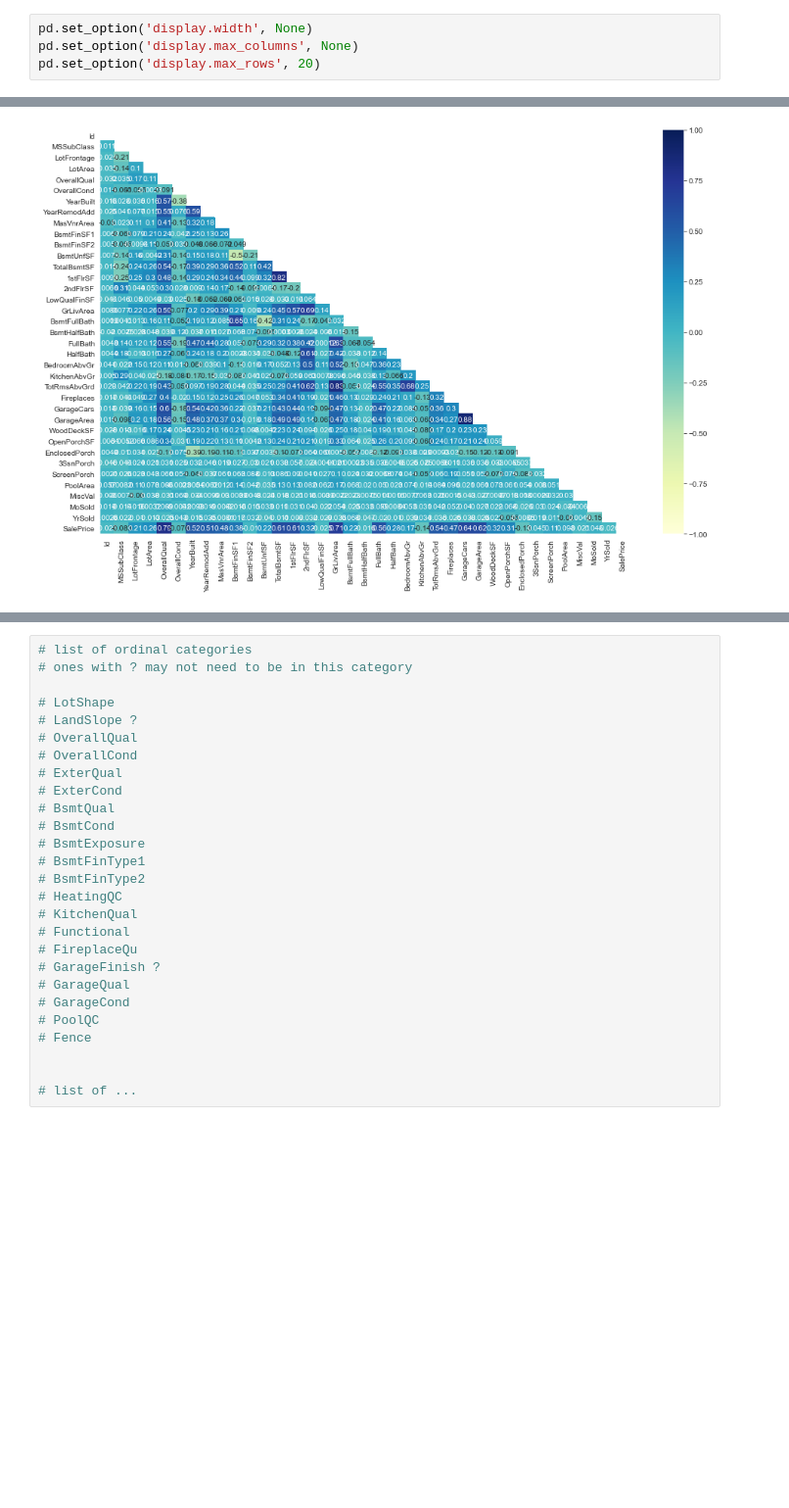
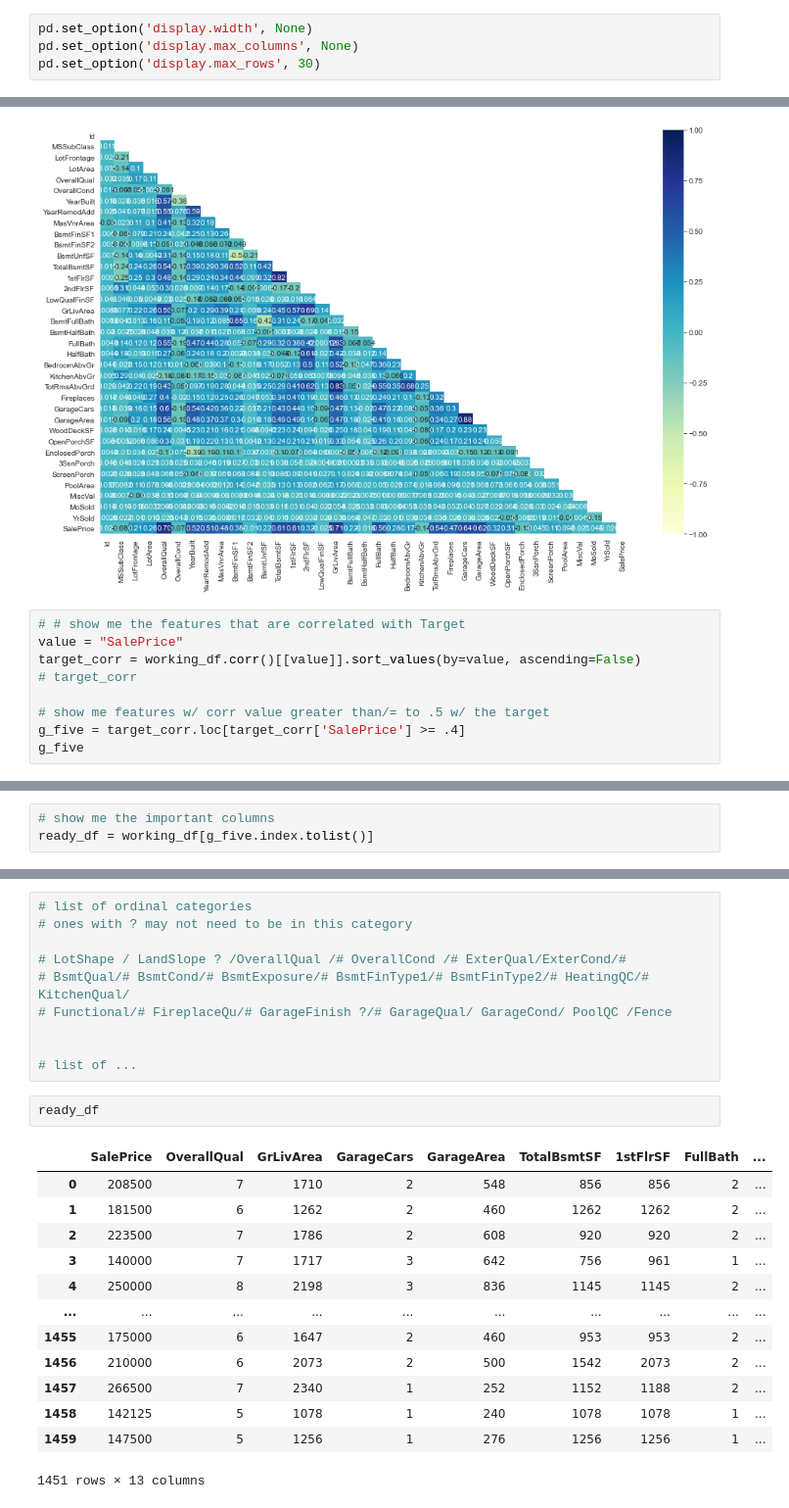
Before and after one commit to EatMoreOranges/Learn-ML-with-Saraah, a Jupyter notebook: Linear Models/house-prices-advanced-regression-techniques/analysis.ipynb, the cells around one changed output, grey strips where cells are left out. Shown: that part at 98% size. Saved outputs shown, nothing was run; the diff lists cells and outputs as text; blank space fills up the shorter version.

Commit message:
found highest correlating features to target

```diff
--- a/Linear Models/house-prices-advanced-regression-techniques/analysis.ipynb
+++ b/Linear Models/house-prices-advanced-regression-techniques/analysis.ipynb
@@ -24,7 +24,7 @@ from sklearn import metrics
 # %%
 pd.set_option('display.width', None)
 pd.set_option('display.max_columns', None)
-pd.set_option('display.max_rows', 20)
+pd.set_option('display.max_rows', 30)
 # %%
 raw = pd.read_csv('train.csv')
 working_df = raw
@@ -302,3 +284,12 @@ Deprecated in NumPy 1.20; for more details and guidance: https://numpy.org/devdo
   mask = np.triu(np.ones_like(working_df.corr(), dtype=np.bool))
 <AxesSubplot:>
 [figure]
+# %%
+# # show me the features that are correlated with Target
+value = "SalePrice"
+target_corr = working_df.corr()[[value]].sort_values(by=value, ascending=False)
+# target_corr
+
+# show me features w/ corr value greater than/= to .5 w/ the target
+g_five = target_corr.loc[target_corr['SalePrice'] >= .4]
+g_five
@@ -305 +311,4 @@ Deprecated in NumPy 1.20; for more details and guidance: https://numpy.org/devdo
+# %%
+# show me the important columns
+ready_df = working_df[g_five.index.tolist()]
 # %%
@@ -345,26 +386,25 @@ print(separate_feature_data_types())
 # list of ordinal categories
 # ones with ? may not need to be in this category
 
-# LotShape
-# LandSlope ?
-# OverallQual
-# OverallCond
-# ExterQual
-# ExterCond
-# BsmtQual
-# BsmtCond
-# BsmtExposure
-# BsmtFinType1
-# BsmtFinType2
-# HeatingQC
-# KitchenQual
-# Functional
-# FireplaceQu
-# GarageFinish ?
-# GarageQual
-# GarageCond
-# PoolQC
-# Fence
+# LotShape / LandSlope ? /OverallQual /# OverallCond /# ExterQual/ExterCond/#
+# BsmtQual/# BsmtCond/# BsmtExposure/# BsmtFinType1/# BsmtFinType2/# HeatingQC/# KitchenQual/
+# Functional/# FireplaceQu/# GarageFinish ?/# GarageQual/ GarageCond/ PoolQC /Fence
 
 
 # list of ...
+# %%
+ready_df
+# %% [output]
+|  | SalePrice | OverallQual | GrLivArea | GarageCars | GarageArea | TotalBsmtSF | 1stFlrSF | FullBath | ... |
+| 0 | 208500 | 7 | 1710 | 2 | 548 | 856 | 856 | 2 | ... |
+| 1 | 181500 | 6 | 1262 | 2 | 460 | 1262 | 1262 | 2 | ... |
+| 2 | 223500 | 7 | 1786 | 2 | 608 | 920 | 920 | 2 | ... |
+| 3 | 140000 | 7 | 1717 | 3 | 642 | 756 | 961 | 1 | ... |
+| 4 | 250000 | 8 | 2198 | 3 | 836 | 1145 | 1145 | 2 | ... |
+| ... | ... | ... | ... | ... | ... | ... | ... | ... | ... |
+| 1455 | 175000 | 6 | 1647 | 2 | 460 | 953 | 953 | 2 | ... |
+| 1456 | 210000 | 6 | 2073 | 2 | 500 | 1542 | 2073 | 2 | ... |
+| 1457 | 266500 | 7 | 2340 | 1 | 252 | 1152 | 1188 | 2 | ... |
+| 1458 | 142125 | 5 | 1078 | 1 | 240 | 1078 | 1078 | 1 | ... |
+| 1459 | 147500 | 5 | 1256 | 1 | 276 | 1256 | 1256 | 1 | ... |
+1451 rows × 13 columns
```
Also changed, not shown: parts of 13 cells of this notebook, 1 other file.
